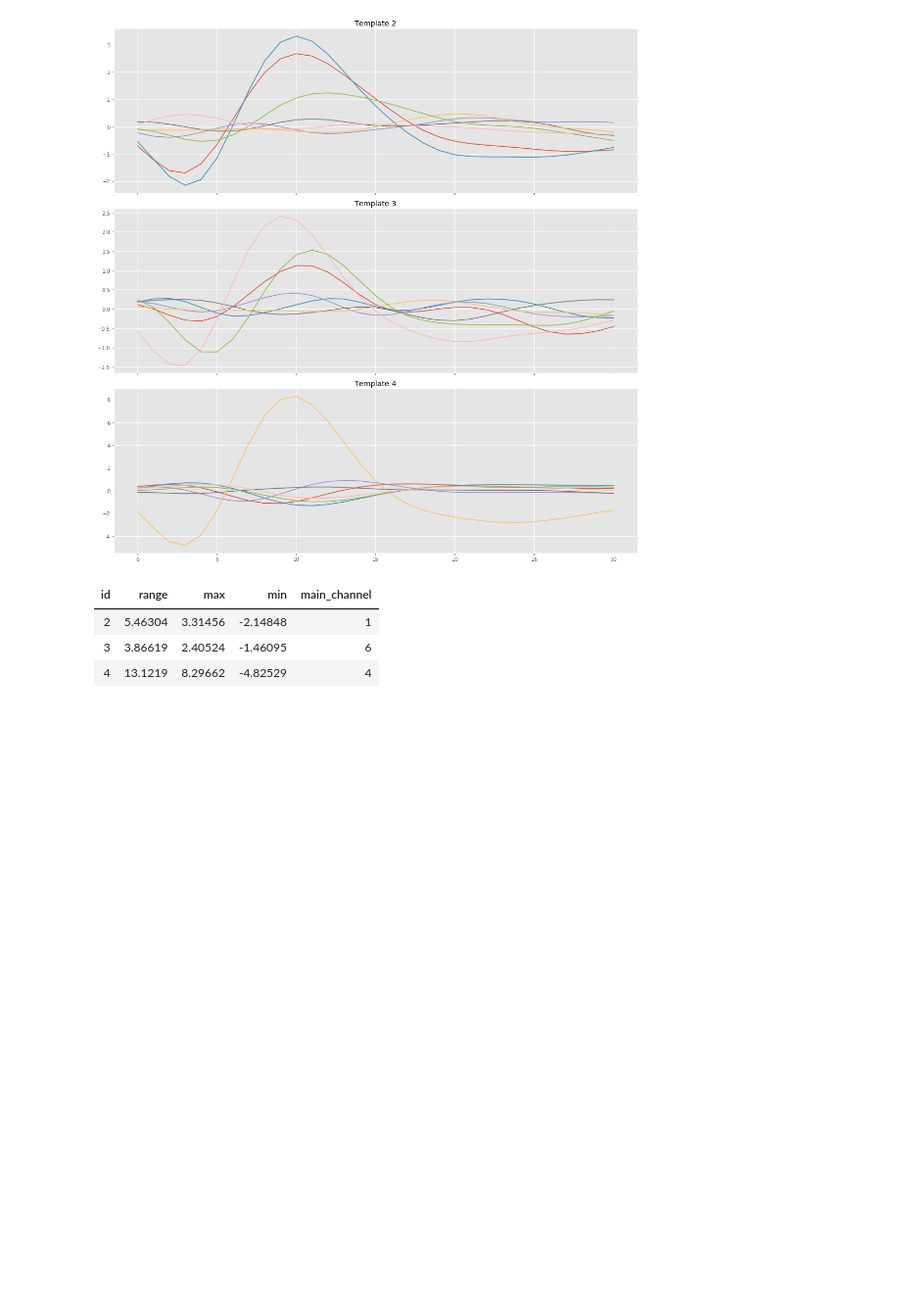
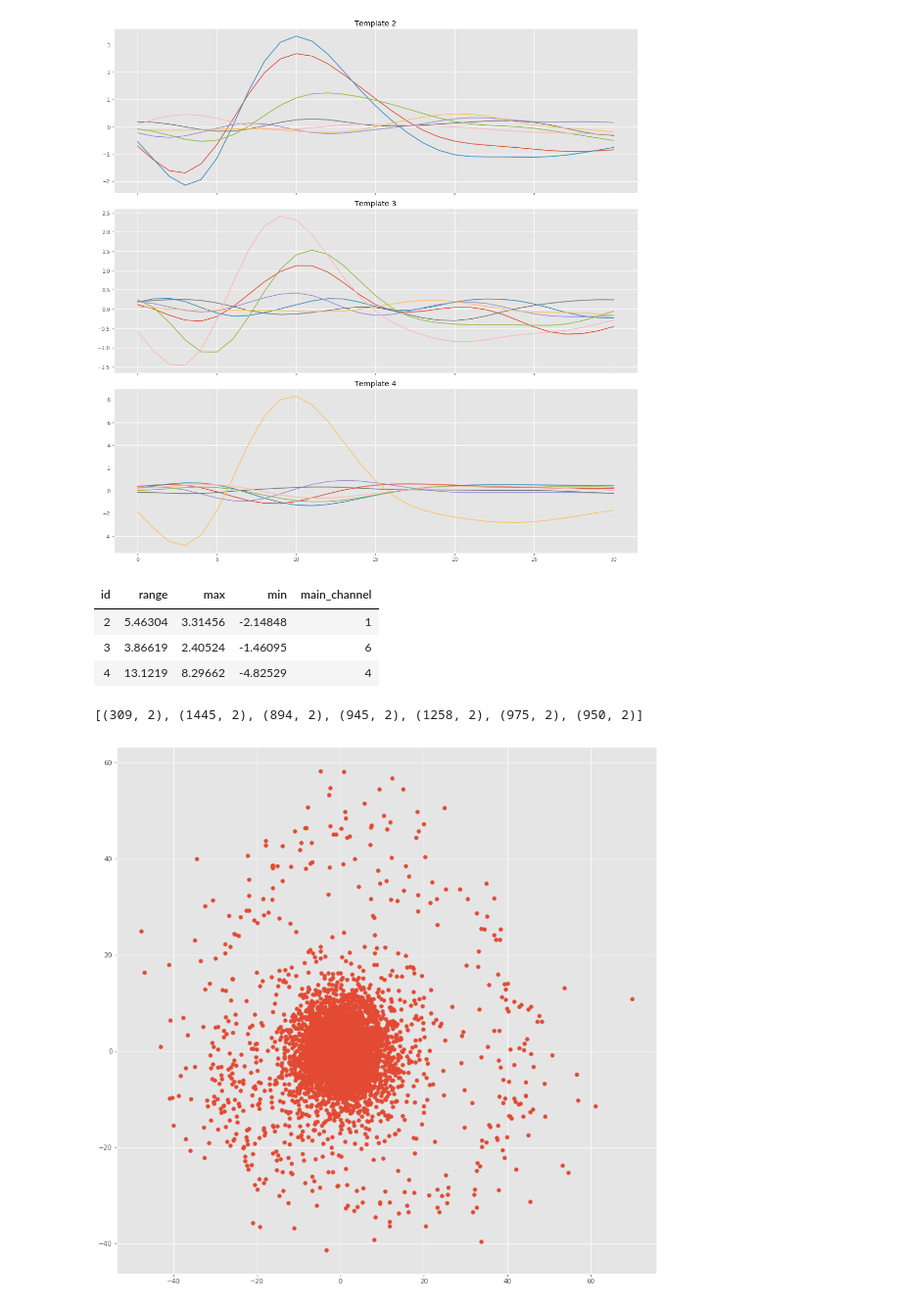
Before and after one commit to edublancas/neural-clustering, a Jupyter notebook: notebooks/cluster-evaluation.ipynb, the cells around one changed output. Shown at 98% size. Cells and saved outputs as stored; diff of their text form; code cells hidden in the pictures; blank space fills up the shorter version.

```diff
--- a/notebooks/cluster-evaluation.ipynb
+++ b/notebooks/cluster-evaluation.ipynb
@@ -100,3 +87,14 @@ stats
 | 2 | 5.46304 | 3.31456 | -2.14848 | 1 |
 | 3 | 3.86619 | 2.40524 | -1.46095 | 6 |
 | 4 | 13.1219 | 8.29662 | -4.82529 | 4 |
+# %%
+[s.shape for s in spike_times]
+# %% [output]
+[(309, 2), (1445, 2), (894, 2), (945, 2), (1258, 2), (975, 2), (950, 2)]
+# %%
+times = np.vstack(spike_times)[:, 0]
+times = np.unique(np.sort(times)[0:-6])
+# %%
+explorer_rec.plot_clusters(times=times)
+# %% [output]
+[figure, added]
```
Also changed, not shown: parts of 9 cells of this notebook, 1 other file.
